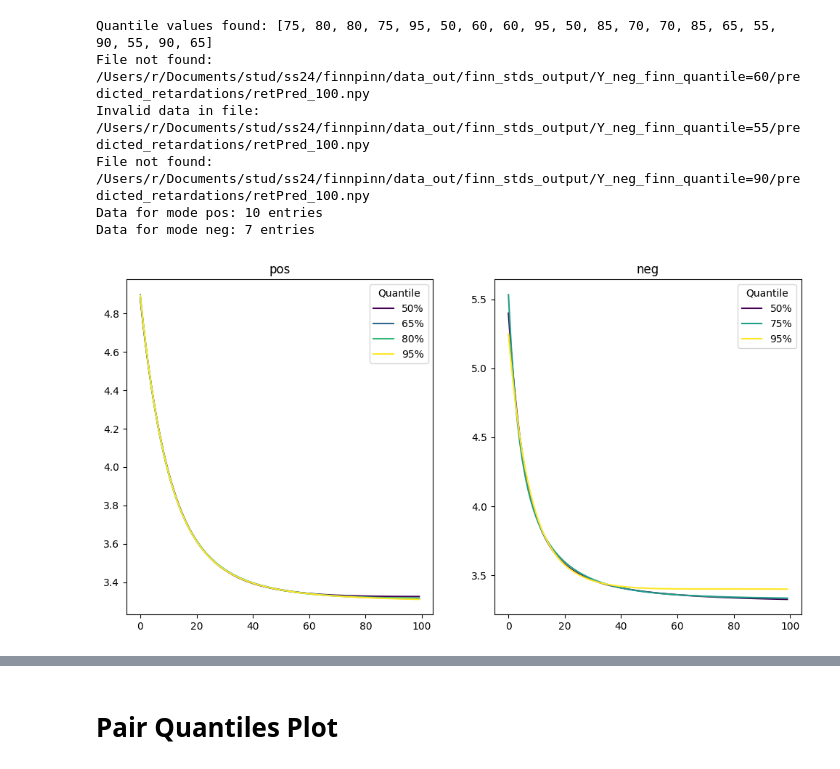
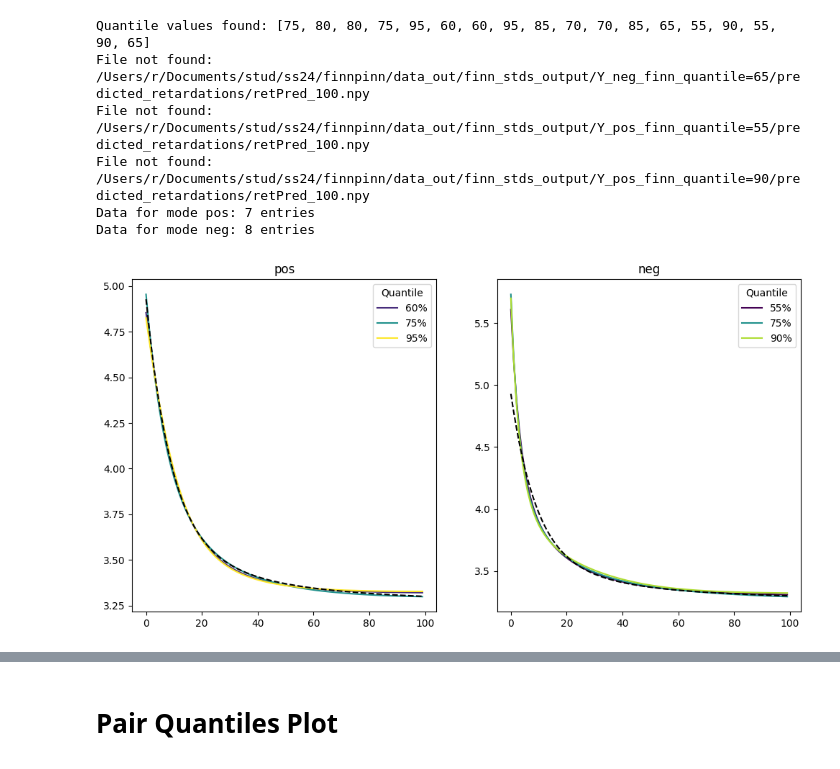
Before and after one commit to RiccardoFrenner/finn-nnpie, a Jupyter notebook: src/analyze_finnpinn_with_residual_nets.ipynb, the cells around one changed output, grey strips where cells are left out. Cells and saved outputs as stored; diff of their text form; code cells hidden in the pictures.

```diff
--- a/src/analyze_finnpinn_with_residual_nets.ipynb
+++ b/src/analyze_finnpinn_with_residual_nets.ipynb
@@ -45,39 +45,39 @@ for p in base_path.iterdir():
 
     # Continue if any NaNs or Infs are found
     if np.any(np.isnan(ret)) or np.any(np.isinf(ret)):
         print(f"Invalid data in file: {p / 'predicted_retardations/retPred_100.npy'}")
         continue
 
     # Normalize the quantile to the range [0, 1] for colormap
     norm_quantile = (quantile_in_percent - min_quantile) / (max_quantile - min_quantile)
     color = colormap(norm_quantile)
 
     # Collect plot data
     plot_data[mode].append((quantile_in_percent, ret, color))
 
 # Check if data is collected
 for mode, data in plot_data.items():
     print(f"Data for mode {mode}: {len(data)} entries")
 
 # Plot the data with sorted quantiles
 for mode, data in plot_data.items():
     ax = ax_pos if mode == "pos" else ax_neg
     data.sort(key=lambda x: x[0])  # Sort by quantile
     for quantile_in_percent, ret, color in data[::3]:
         ax.plot(ret, color=color, label=f"{quantile_in_percent}%")
     ax.set_title(f"{mode}")
     ax.legend(title="Quantile")
 
 ret_finn_mean = np.load("../data_out/predicted_retardations/retPred_100.npy")
-# ax_pos.plot(ret_finn_mean, "k--")
-# ax_neg.plot(ret_finn_mean, "k--")
+ax_pos.plot(ret_finn_mean, "k--")
+ax_neg.plot(ret_finn_mean, "k--")
 
 plt.show()
 # %% [output]
-Quantile values found: [75, 80, 80, 75, 95, 50, 60, 60, 95, 50, 85, 70, 70, 85, 65, 55, 90, 55, 90, 65]
-File not found: /Users/r/Documents/stud/ss24/finnpinn/data_out/finn_stds_output/Y_neg_finn_quantile=60/predicted_retardations/retPred_100.npy
-Invalid data in file: /Users/r/Documents/stud/ss24/finnpinn/data_out/finn_stds_output/Y_neg_finn_quantile=55/predicted_retardations/retPred_100.npy
-File not found: /Users/r/Documents/stud/ss24/finnpinn/data_out/finn_stds_output/Y_neg_finn_quantile=90/predicted_retardations/retPred_100.npy
-Data for mode pos: 10 entries
-Data for mode neg: 7 entries
+Quantile values found: [75, 80, 80, 75, 95, 60, 60, 95, 85, 70, 70, 85, 65, 55, 90, 55, 90, 65]
+File not found: /Users/r/Documents/stud/ss24/finnpinn/data_out/finn_stds_output/Y_neg_finn_quantile=65/predicted_retardations/retPred_100.npy
+File not found: /Users/r/Documents/stud/ss24/finnpinn/data_out/finn_stds_output/Y_pos_finn_quantile=55/predicted_retardations/retPred_100.npy
+File not found: /Users/r/Documents/stud/ss24/finnpinn/data_out/finn_stds_output/Y_pos_finn_quantile=90/predicted_retardations/retPred_100.npy
+Data for mode pos: 7 entries
+Data for mode neg: 8 entries
-[figure, old version]
+[figure, new version]
```
Also changed, not shown: parts of 2 cells of this notebook, 3 other files.
